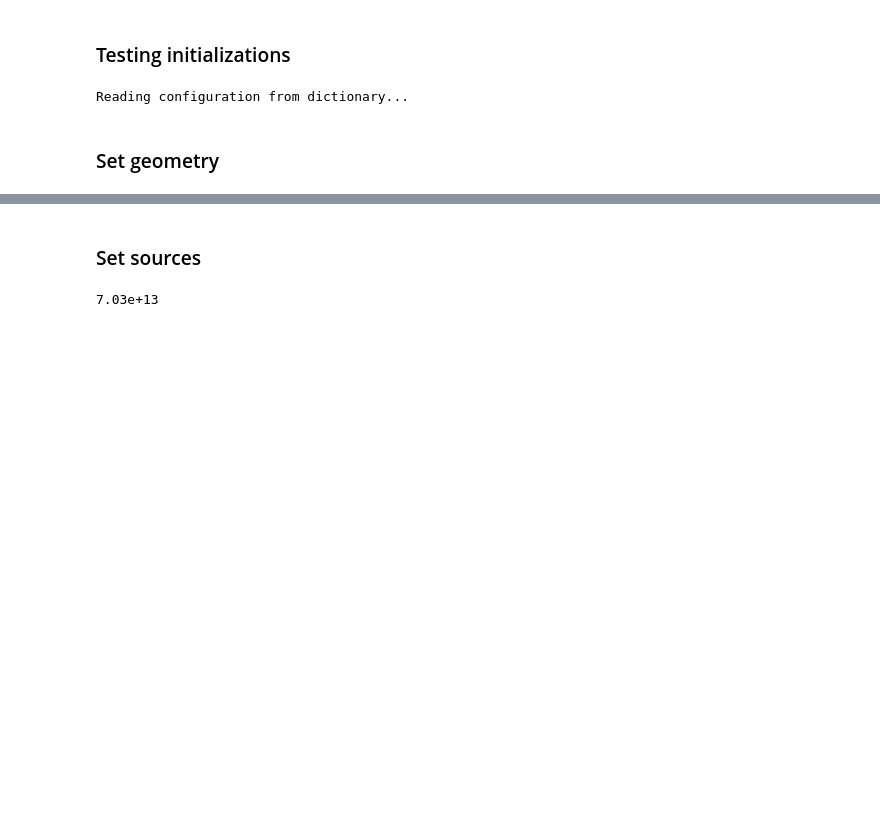
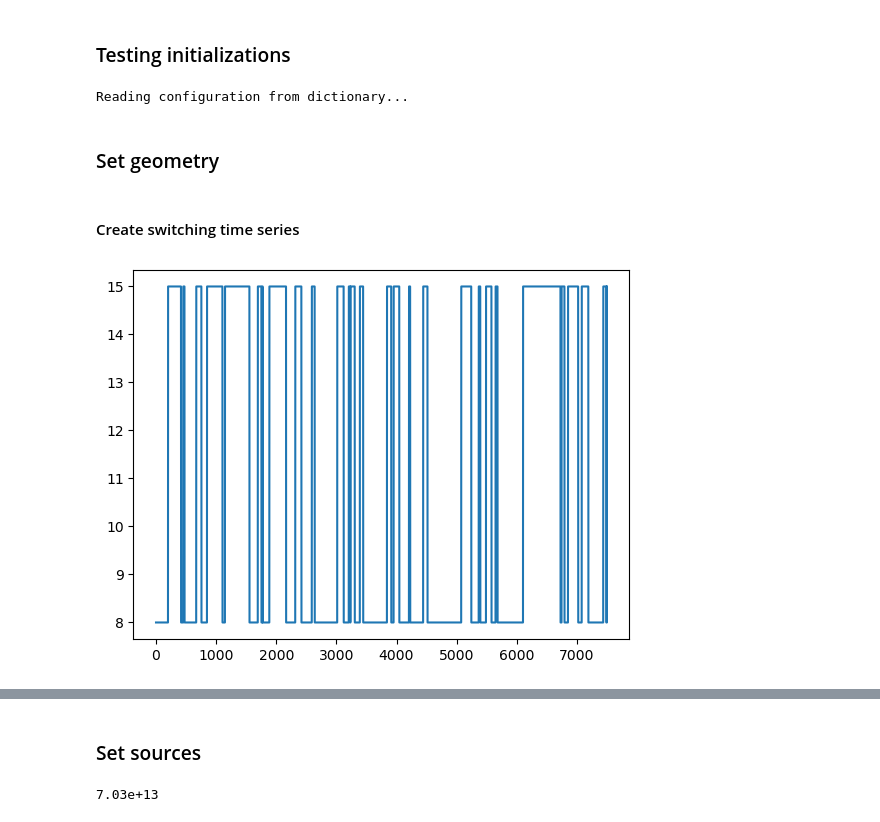
Before and after one commit to vlrmzz/tfdtd, a Jupyter notebook: notebooks/testTemporalWaveDoubleCavity copy.ipynb, the cells around one changed output, grey strips where cells are left out. Saved outputs shown, nothing was run; the diff lists cells and outputs as text; code cells hidden in the pictures; blank space fills up the shorter version.

```diff
--- a/testTemporalWaveDoubleCavityNoTemporal.ipynb
+++ b/notebooks/testTemporalWaveDoubleCavity copy.ipynb
@@ -49,8 +49,26 @@ params = {
 # %% [markdown]
 ### Testing initializations
 # %%
-sim = FDTD2D(params = params)
+sim = TFDTD2D(params = params)
 # %% [output]
 Reading configuration from dictionary...
 # %% [markdown]
 ### Set geometry
+# %% [markdown]
+#### Create switching time series
+# %%
+import numpy as np
+
+def random_switching_noise(total_time_steps, tau, eps_value1, eps_value2):
+    eps_series = np.zeros(total_time_steps)
+    current_eps = eps_value1
+    time_to_switch = int(np.random.exponential(tau))
+
+    for i in range(total_time_steps):
+        if i == time_to_switch:
+            current_eps = eps_value2 if current_eps == eps_value1 else eps_value1
+            time_to_switch += int(np.random.exponential(tau))
+
+        eps_series[i] = current_eps
+
+    return eps_series
@@ -56,0 +82,13 @@ Reading configuration from dictionary...
+# %%
+total_time_steps = sim.time_steps
+tau = 100
+eps_value1 = 8
+eps_value2 = 15
+
+eps_series2 = random_switching_noise(total_time_steps, tau, eps_value1, eps_value2)
+# %%
+from matplotlib import pyplot as plt
+plt.plot(eps_series2)
+plt.show()
+# %% [output]
+[figure, added]
```
Also changed, not shown: parts of 18 cells of this notebook, 7 other files.
